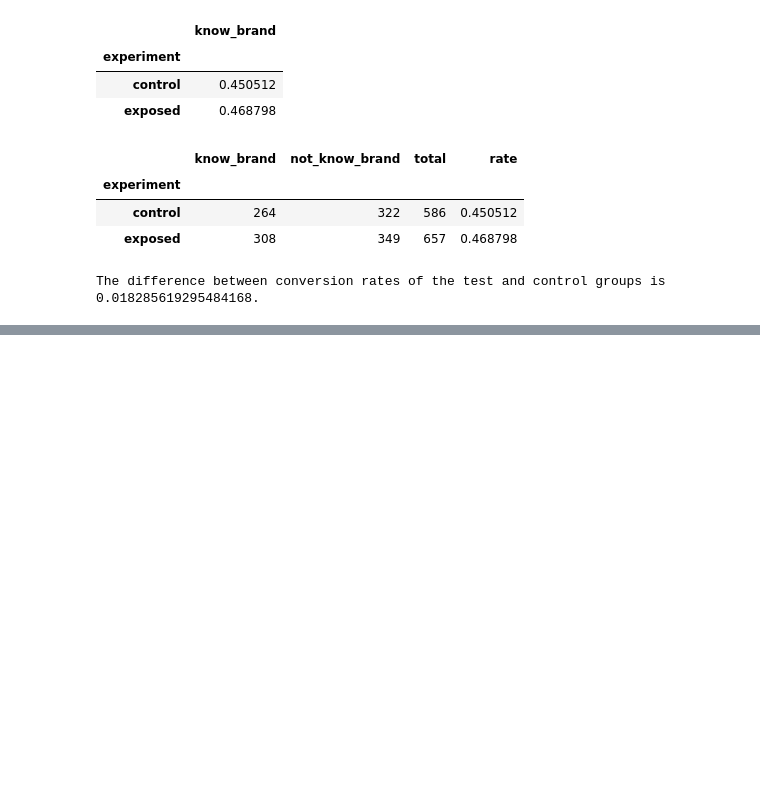
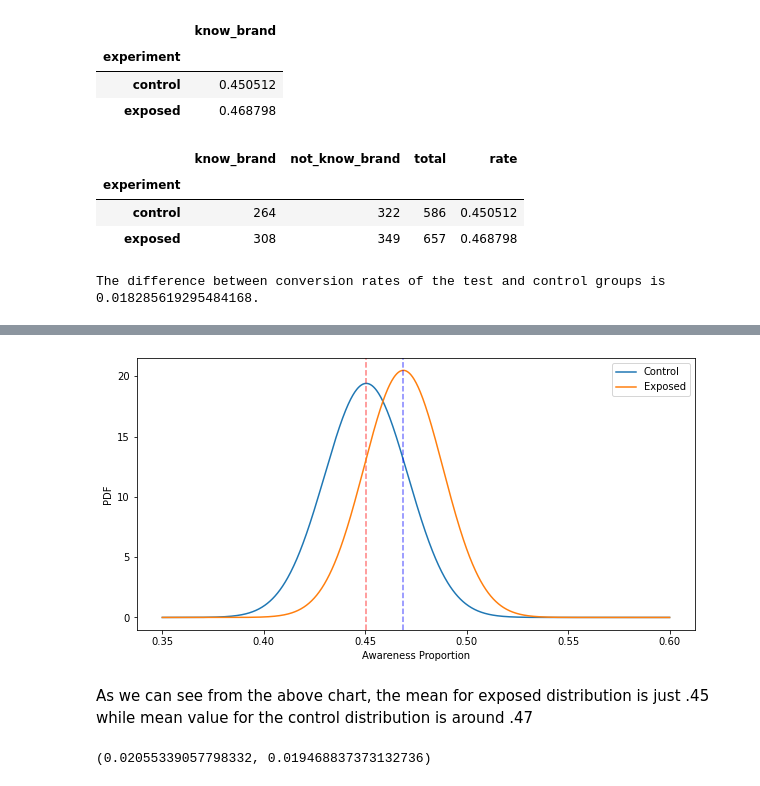
Before and after one commit to Nathnael12/A_B-Hypothesis-Testing, a Jupyter notebook: notebooks/classical_testing.ipynb, the cells around one changed output, grey strips where cells are left out. Drawn from its saved outputs; the diff is of its cells as text; code cells hidden in the pictures; blank space fills up the shorter version.

```diff
--- a/notebooks/classical_testing.ipynb
+++ b/notebooks/classical_testing.ipynb
@@ -93,0 +116,26 @@ The difference between conversion rates of the test and control groups is 0.0182
+# %%
+fig, ax = plt.subplots(figsize=(10, 5))
+x = np.linspace(.35, .6, 1000)
+
+yC = scs.norm(cont_rate, SE_C).pdf(x)
+ax.plot(x, yC, label='Control')
+ax.axvline(x=cont_rate, c='red', alpha=0.5, linestyle='--')
+
+yE = scs.norm(exp_rate, SE_E).pdf(x)
+ax.plot(x, yE, label='Exposed')
+ax.axvline(x=exp_rate, c='blue', alpha=0.5, linestyle='--')
+
+plt.legend()
+plt.xlabel('Awareness Proportion')
+plt.ylabel('PDF')
+plt.show()
+# %% [output]
+[figure, added]
+# %% [markdown]
+As we can see from the above chart, the mean for exposed distribution is just .45 while mean value for the control distribution is around .47
+# %%
+std_cont = np.sqrt(cont_rate * (1 - cont_rate) / cont_total)
+std_exp = np.sqrt(exp_rate * (1 - exp_rate) / exp_total)
+std_cont, std_exp
+# %% [output]
+(0.02055339057798332, 0.019468837373132736)
```
Also changed, not shown: parts of 10 cells of this notebook.
